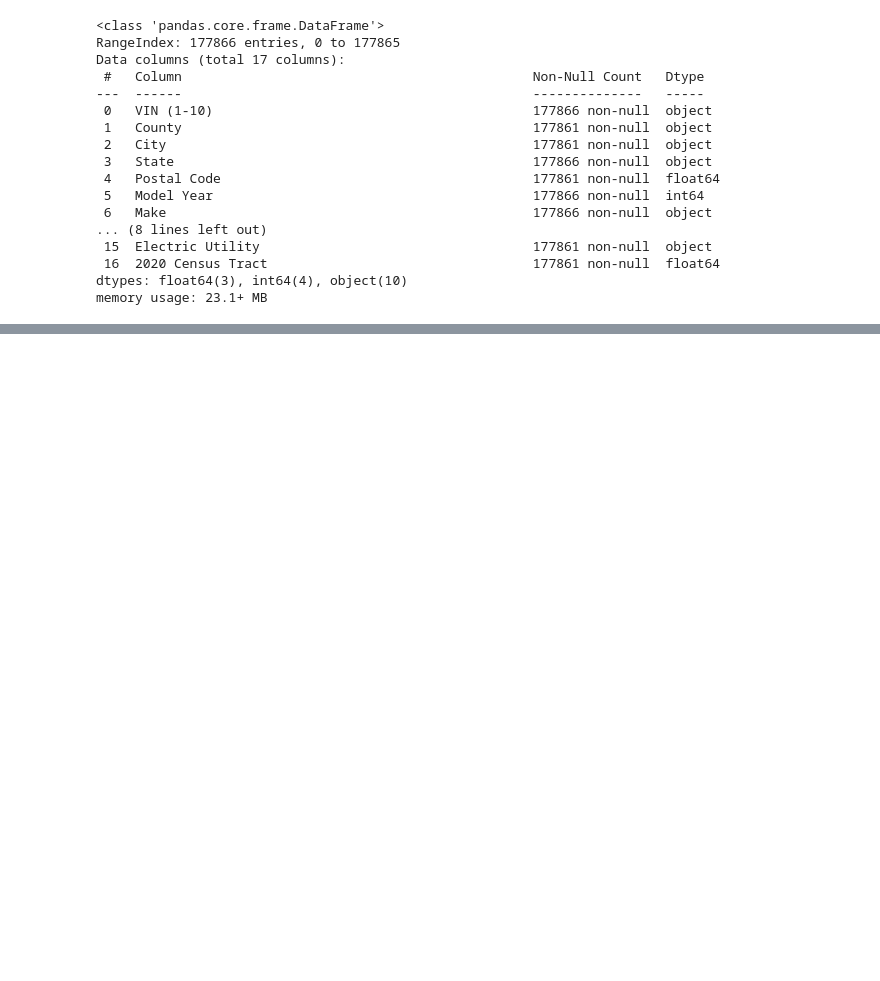
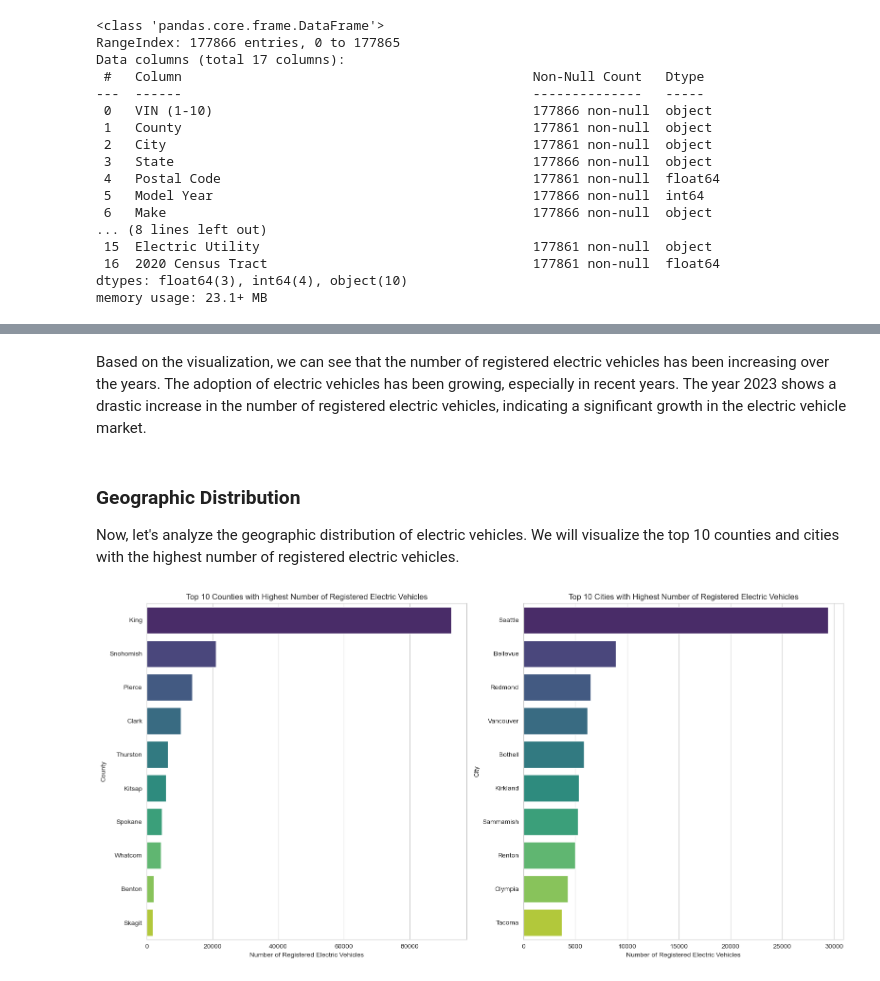
Before and after one commit to cogxen/ev-market-size-analysis, a Jupyter notebook: report.ipynb, the cells around one changed output, grey strips where cells are left out. Saved outputs shown, nothing was run; the diff lists cells and outputs as text; code cells hidden in the pictures; blank space fills up the shorter version.

```diff
--- a/report.ipynb
+++ b/report.ipynb
@@ -60,0 +134,34 @@ memory usage: 23.1+ MB
+# %% [markdown]
+Based on the visualization, we can see that the number of registered electric vehicles has been increasing over the years. The adoption of electric vehicles has been growing, especially in recent years. The year 2023 shows a drastic increase in the number of registered electric vehicles, indicating a significant growth in the electric vehicle market.
+# %% [markdown]
+### Geographic Distribution
+
+Now, let's analyze the geographic distribution of electric vehicles. We will visualize the top 10 counties and cities with the highest number of registered electric vehicles.
+# %%
+# Distribution at the county level
+ds_distribution_by_county = ds["County"].value_counts().head(10)
+top_counties = ds_distribution_by_county.index
+
+# Distribution at the city level
+ds_distribution_by_city = ds["City"].value_counts().head(10)
+top_cities = ds_distribution_by_city.index
+
+# Plot the distribution of electric vehicles by county
+plt.figure(figsize=(16, 8))
+plt.subplot(121)
+sns.barplot(x=ds_distribution_by_county.values, y=top_counties, palette="viridis")
+plt.title("Top 10 Counties with Highest Number of Registered Electric Vehicles")
+plt.xlabel("Number of Registered Electric Vehicles")
+plt.ylabel("County")
+
+# Plot the distribution of electric vehicles by city
+plt.subplot(122)
+sns.barplot(x=ds_distribution_by_city.values, y=top_cities, palette="viridis")
+plt.title("Top 10 Cities with Highest Number of Registered Electric Vehicles")
+plt.xlabel("Number of Registered Electric Vehicles")
+plt.ylabel("City")
+
+plt.tight_layout()
+plt.show()
+# %% [output]
+[figure, added]
```
Also changed, not shown: parts of 13 cells of this notebook.
